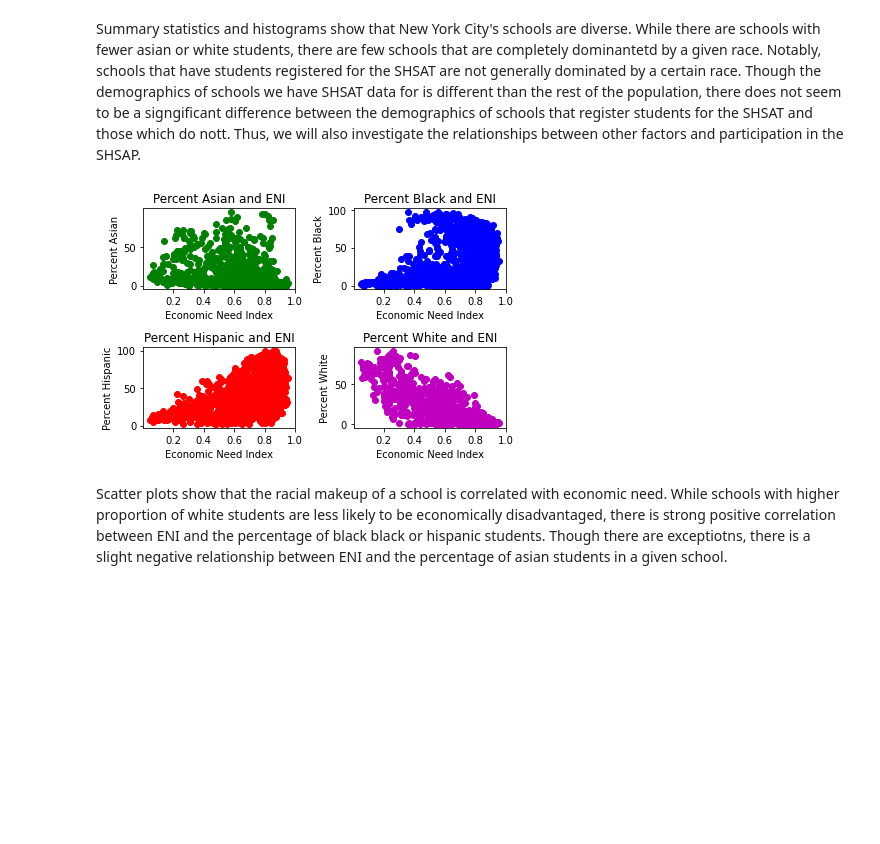
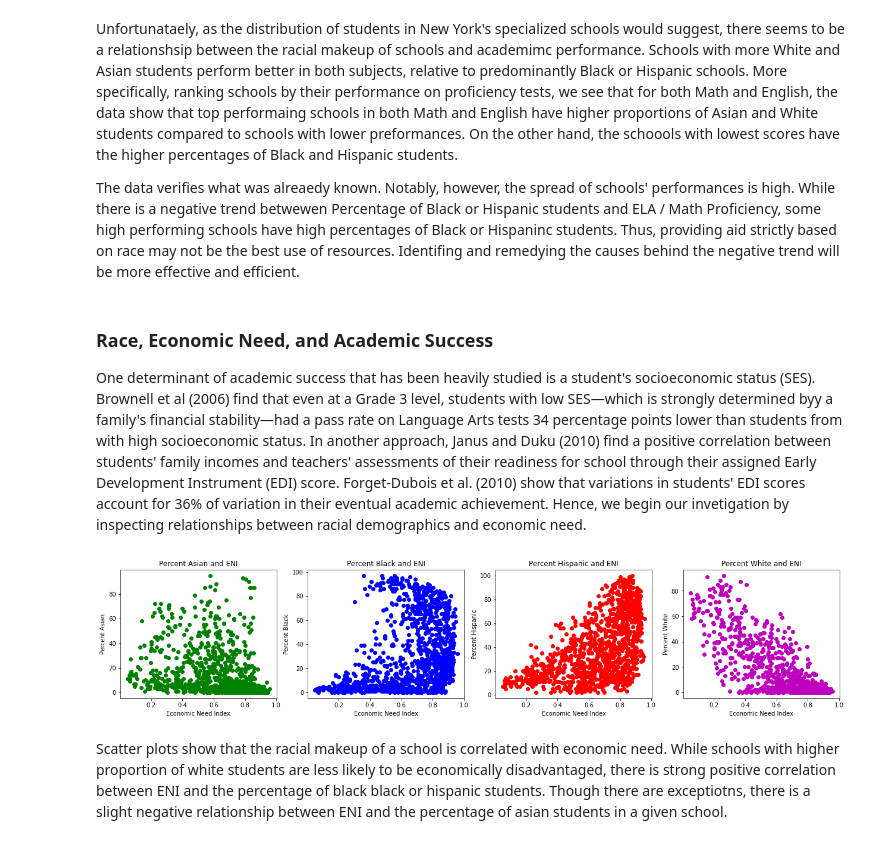
Before and after one commit to ethanyingchan/ECO225Project, a Jupyter notebook: How is student participation in the SHSAT and English and Math scores influenced by diversity, income, and quality of schools_.ipynb, the cells around one changed output. Drawn from its saved outputs; the diff is of its cells as text; code cells hidden in the pictures; blank space fills up the shorter version.

```diff
--- a/How is student participation in the SHSAT and English and Math scores influenced by diversity, income, and quality of schools_.ipynb
+++ b/How is student participation in the SHSAT and English and Math scores influenced by diversity, income, and quality of schools_.ipynb
@@ -98,0 +126,24 @@ count      110.000000     110.000000        110.000000     110.000000
+# %%
+fig, axs = plt.subplots(2, 4)
+
+x = 0
+for subject in ['Average ELA Proficiency', 'Average Math Proficiency']:
+    i = 0
+    k = 0
+    for r in races:
+        color = ['g', 'b', 'r', 'm']
+        axs[x, k].plot(r, subject, 'o', color = color[i], data = data)
+        axs[x, k].set_title(r + ' and ' + subject)
+        axs[x, k].set_xlabel(r)
+        axs[x, k].set_ylabel(subject)
+        i += 1
+        k += 1
+    x += 1
+
+plt.subplots_adjust(left = 0, right = 3, bottom = 2, top = 4)
+plt.show()
+
+english = data.groupby('ELA Quartiles')
+math = data.groupby('Math Quartiles')
+
+display(english[races].mean(), math[races].mean())
@@ -99,27 +164,28 @@ count      110.000000     110.000000        110.000000     110.000000
 # %% [markdown]
-Summary statistics and histograms show that New York City's schools are diverse. While there are schools with fewer asian or white students, there are few schools that are completely dominantetd by a given race. Notably, schools that have students registered for the SHSAT are not generally dominated by a certain race. Though the demographics of schools we have SHSAT data for is different than the rest of the population, there does not seem to be a signgificant difference between the demographics of schools that register students for the SHSAT and those which do nott. Thus, we will also investigate the relationships between other factors and participation in the SHSAP.
+Unfortunataely, as the distribution of students in New York's specialized schools would suggest, there seems to be a relationshsip between the racial makeup of schools and academimc performance. Schools with more White and Asian students perform better in both subjects, relative to predominantly Black or Hispanic schools. More specifically, ranking schools by their performance on proficiency tests, we see that for both Math and English, the data show that top performaing schools in both Math and English have higher proportions of Asian and White students compared to schools with lower preformances. On the other hand, the schoools with lowest scores have the higher percentages of Black and Hispanic students.
+
+The data verifies what was alreaedy known.  Notably, however, the spread of schools' performances is high. While there is a negative trend betwewen Percentage of Black or Hispanic students and ELA / Math Proficiency, some high performing schools have high percentages of Black or Hispaninc students. Thus, providing aid strictly based on race may not be the best use of resources. Identifing and remedying the causes behind the negative trend will be more effective and efficient.
+# %% [markdown]
+### Race, Economic Need, and Academic Success
+
+One determinant of academic success that has been heavily studied is a student's socioeconomic status (SES). Brownell et al (2006) find that even at a Grade 3 level, students with low SES—which is strongly determined byy a family's financial stability—had a pass rate on Language Arts tests 34 percentage points lower than students from with high socioeconomic status. In another approach, Janus and Duku (2010) find a positive correlation between students' family incomes and teachers' assessments of their readiness for school through their assigned Early Development Instrument (EDI) score. Forget-Dubois et al. (2010) show that variations in students' EDI scores account for 36% of variation in their eventual academic achievement. Hence, we begin our invetigation by inspecting relationships between racial demographics and economic need.
 # %%
 #Economic Need and Race
 
-fig, axs = plt.subplots(2,2)
+fig, axs = plt.subplots(1,4)
 i = 0
 k = 0
-j = 0
 for r in races:
-    if i == 2:
-        j = 1
-        k = 0
     color = ['g', 'b', 'r', 'm']
-    axs[j, k].plot('Economic Need Index', r, 'o', color = color[i], data = school)
-    axs[j, k].set_title(r + ' and ENI')
-    axs[j, k].set_xlabel('Economic Need Index')
-    axs[j, k].set_ylabel(r)
+    axs[k].plot('Economic Need Index', r, 'o', color = color[i], data = school)
+    axs[k].set_title(r + ' and ENI')
+    axs[k].set_xlabel('Economic Need Index')
+    axs[k].set_ylabel(r)
     i += 1
     k += 1
-plt.tight_layout()
-plt.show()
+plt.subplots_adjust(left = 0, right = 2.8, bottom = 0.75, top = 1.5)
 # %% [output]
-[figure, old version]
+[figure, new version]
 # %% [markdown]
 Scatter plots show that the racial makeup of a school is correlated with economic need. While schools with higher proportion of white students are less likely to be economically disadvantaged, there is strong positive correlation between ENI and the percentage of black black or hispanic students. Though there are exceptiotns, there is a slight negative relationship between ENI and the percentage of asian students in a given school.
 # %%
```
Also changed, not shown: parts of 26 cells of this notebook.
